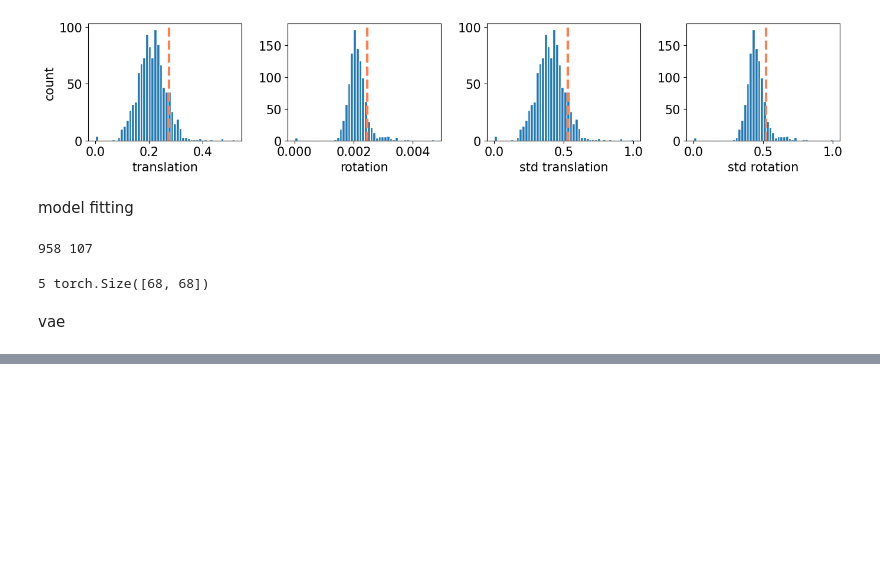
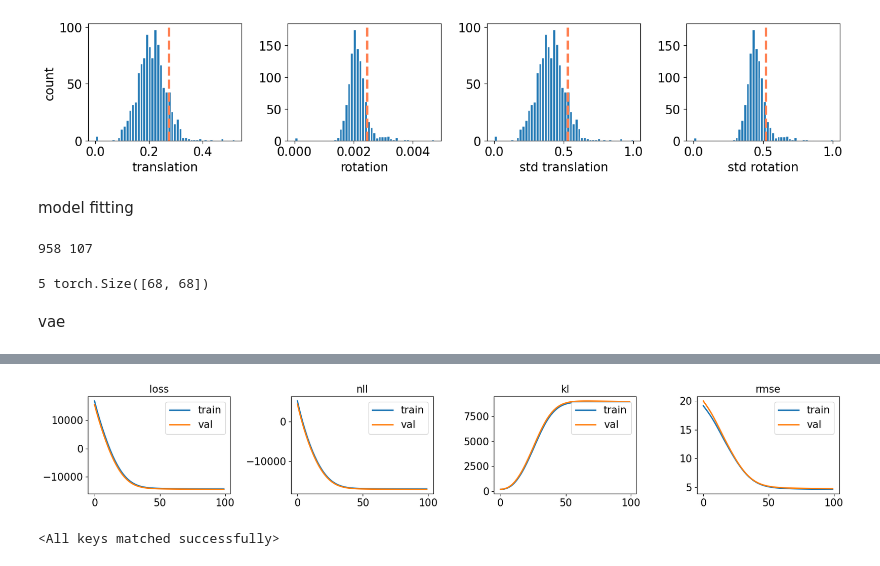
Before and after one commit to yzhang511/inv-vae, a Jupyter notebook: real_data.ipynb, the cells around one changed output, grey strips where cells are left out. Cells and saved outputs as stored; diff of their text form; code cells hidden in the pictures; blank space fills up the shorter version.

Commit message:
add trait prediction

```diff
--- a/real_data.ipynb
+++ b/real_data.ipynb
@@ -70,6 +69,7 @@ plt.show()
 # check motion and rescale motion
 std_trans = min_max_standardize(avg_trans)
 std_rotat = min_max_standardize(avg_rotat)
+motion = np.concatenate([std_trans, std_rotat], axis=-1)
 
 fig, axes = plt.subplots(1,4,figsize=(14,3))
 axes[0].hist(avg_trans, 50, edgecolor='white')
@@ -96,8 +96,8 @@ model fitting
 
 config = Namespace(n_nodes=n_rois, latent_dim=68, hidden_dim=1024, nuisance_dim=0,
     n_enc_layers=1, n_dec_layers=5, n_neighbors=32, drop_out=0.,
-    alpha = 1, beta = .1, gamma = 1, add_reg = False, y_dim = 0,
-    batch_size=32, n_epochs=100, lr=1e-5, device=DEVICE)
+    alpha = 1, beta = .2, gamma = 1, add_reg = True, y_dim = 1,
+    batch_size=32, n_epochs=100, lr=1e-6, device=DEVICE)
 # %%
 # prepare torch datasets for training
 
@@ -109,11 +109,10 @@ print(len(train_ids), len(val_ids))
 
 tensor_nets = torch.stack([torch.Tensor(i) for i in list(brain_networks)]).to(torch.float32).view(-1, config.n_nodes*config.n_nodes)
 tensor_motion = torch.from_numpy(motion).to(torch.float32)
+tensor_traits = torch.from_numpy(traits[:,4]).to(torch.float32) # oral reading recognition score
 
-train_set = utils.TensorDataset(tensor_nets[train_ids],
-                        tensor_motion[train_ids] )
-val_set = utils.TensorDataset(tensor_nets[val_ids],
-                        tensor_motion[val_ids] )
+train_set = utils.TensorDataset(tensor_nets[train_ids], tensor_motion[train_ids], tensor_traits[train_ids] )
+val_set = utils.TensorDataset(tensor_nets[val_ids], tensor_motion[val_ids],  tensor_traits[val_ids])
 
 train_loader = utils.DataLoader(train_set, config.batch_size)
 val_loader = utils.DataLoader(val_set, config.batch_size)
@@ -138,8 +137,8 @@ optimizer = optim.Adam(model.parameters(), lr=config.lr)
 train_losses = []
 val_losses = []
 for epoch in range(config.n_epochs):
-    train_loss = model.custom_train(epoch, train_loader, model, optimizer, config.device, n_epoch_display=5)
-    val_loss = model.custom_test(epoch, val_loader, model, config.device, n_epoch_display=5)
+    train_loss = model.reg_train(epoch, train_loader, model, optimizer, config.device, n_epoch_display=5)
+    val_loss = model.reg_test(epoch, val_loader, model, config.device, n_epoch_display=5)
     train_losses.append(train_loss)
     val_losses.append(val_loss)
 
@@ -161,24 +165,34 @@ epoch: 25 test loss -17188.872 nll: -17195.220 kl: 63.471
 # %%
 # diagnostics
-fig, axes = plt.subplots(1, 3, figsize=(15, 3))
+fig, axes = plt.subplots(1, 4, figsize=(17, 3))
 axes[0].plot(train_losses[:,0], linewidth=2, label='train')
 axes[0].plot(val_losses[:,0], linewidth=2, label='val')
 axes[0].set_title('loss')
 axes[0].legend(loc=1)
 
 axes[1].plot(train_losses[:,1], linewidth=2, label='train')
 axes[1].plot(val_losses[:,1], linewidth=2, label='val')
 axes[1].set_title('nll')
 axes[1].legend(loc=1)
 
 axes[2].plot(train_losses[:,2], linewidth=2, label='train')
 axes[2].plot(val_losses[:,2], linewidth=2, label='val')
 axes[2].set_title('kl')
 axes[2].legend(loc=1)
+
+axes[3].plot(train_losses[:,3], linewidth=2, label='train')
+axes[3].plot(val_losses[:,3], linewidth=2, label='val')
+axes[3].set_title('rmse')
+axes[3].legend(loc=1)
+plt.tight_layout()
 plt.show()
+# %% [output]
+[figure, added]
 # %%
 # torch.save(model.state_dict(), './pretrained/hcp_vae_pretrained.mod')
-# model.load_state_dict(torch.load('./pretrained/hcp_vae_pretrained.mod'))
+model.load_state_dict(torch.load('./pretrained/hcp_vae_pretrained.mod'))
+# %% [output]
+<All keys matched successfully>
 # %%
 z_mean, z_logvar = model.encode(tensor_nets.to(torch.float32).view(-1, config.n_nodes*config.n_nodes).to(config.device))
 z_sample = model.reparameterize(z_mean, z_logvar)
```
Also changed, not shown: parts of 12 cells of this notebook, 4 other files.
